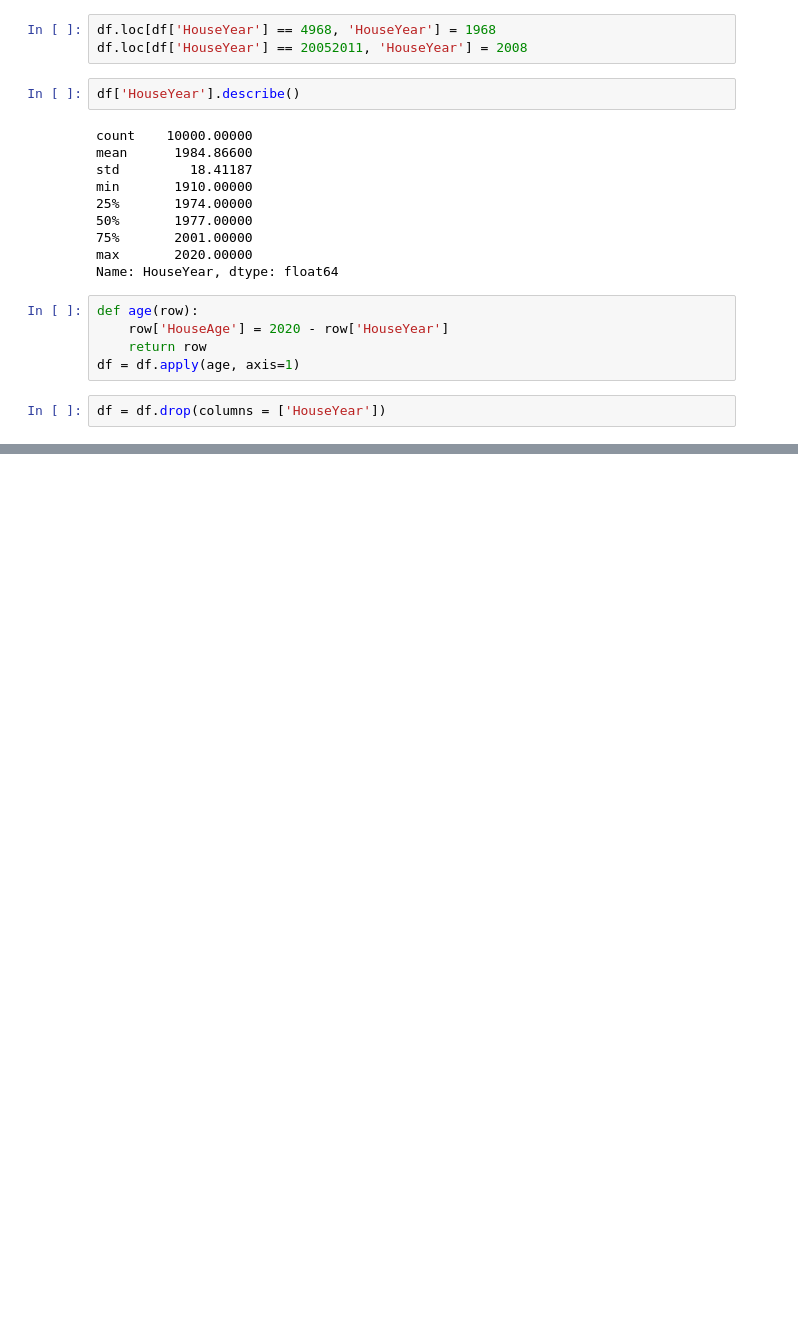
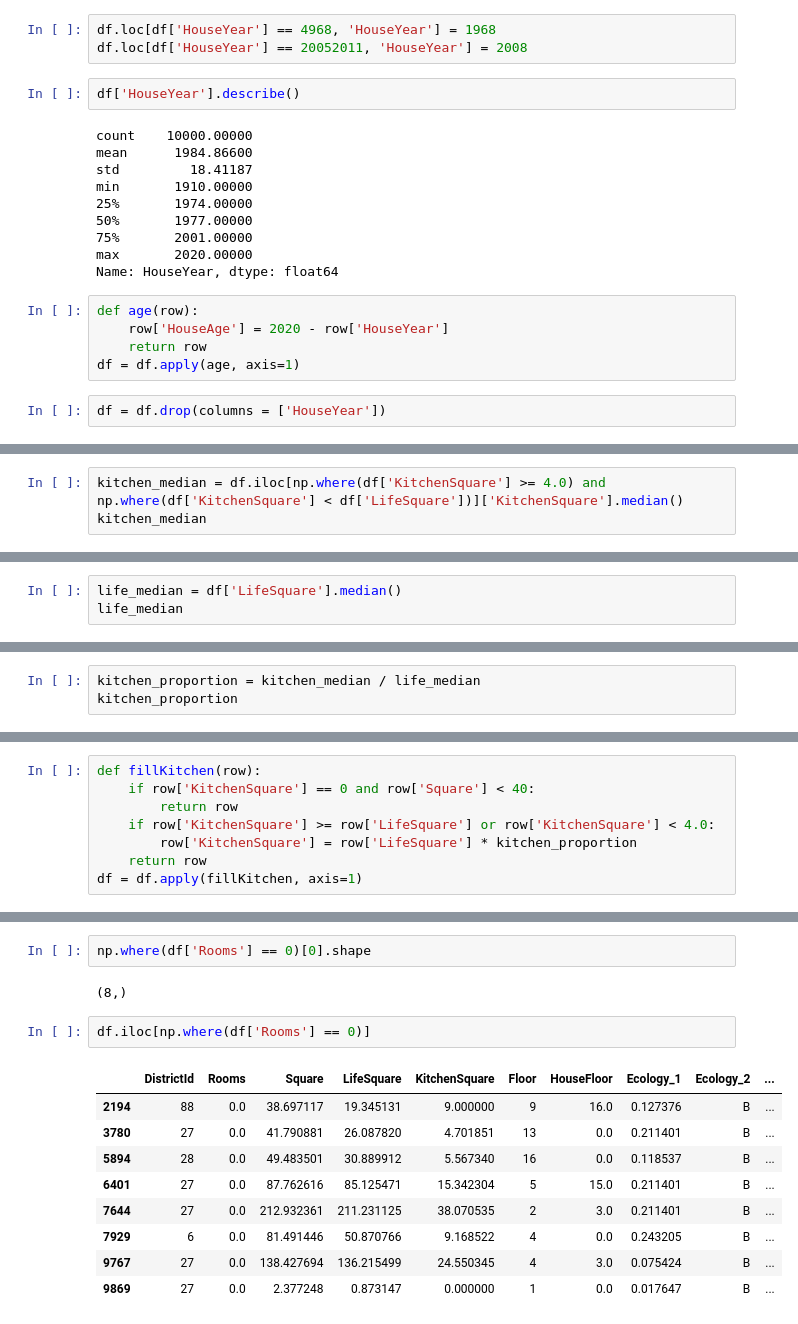
Before and after one commit to yuriy5139/Libs4DSQ1, a Jupyter notebook: LibsForMLQ1course.ipynb, the cells around one changed output, grey strips where cells are left out. Saved outputs shown, nothing was run; the diff lists cells and outputs as text; blank space fills up the shorter version.

```diff
--- a/LibsForMLQ1course.ipynb
+++ b/LibsForMLQ1course.ipynb
@@ -71,0 +142,3 @@ df.head()
+# %%
+kitchen_median = df.iloc[np.where(df['KitchenSquare'] >= 4.0) and np.where(df['KitchenSquare'] < df['LifeSquare'])]['KitchenSquare'].median()
+kitchen_median
@@ -71,0 +147,3 @@ df.head()
+# %%
+life_median = df['LifeSquare'].median()
+life_median
@@ -71,0 +152,3 @@ df.head()
+# %%
+kitchen_proportion = kitchen_median / life_median
+kitchen_proportion
@@ -71,0 +157,8 @@ df.head()
+# %%
+def fillKitchen(row):
+    if row['KitchenSquare'] == 0 and row['Square'] < 40:
+        return row
+    if row['KitchenSquare'] >= row['LifeSquare'] or row['KitchenSquare'] < 4.0:
+        row['KitchenSquare'] = row['LifeSquare'] * kitchen_proportion
+    return row
+df = df.apply(fillKitchen, axis=1)
@@ -71,0 +179,16 @@ df.head()
+# %%
+np.where(df['Rooms'] == 0)[0].shape
+# %% [output]
+(8,)
+# %%
+df.iloc[np.where(df['Rooms'] == 0)]
+# %% [output]
+|  | DistrictId | Rooms | Square | LifeSquare | KitchenSquare | Floor | HouseFloor | Ecology_1 | Ecology_2 | ... |
+| 2194 | 88 | 0.0 | 38.697117 | 19.345131 | 9.000000 | 9 | 16.0 | 0.127376 | B | ... |
+| 3780 | 27 | 0.0 | 41.790881 | 26.087820 | 4.701851 | 13 | 0.0 | 0.211401 | B | ... |
+| 5894 | 28 | 0.0 | 49.483501 | 30.889912 | 5.567340 | 16 | 0.0 | 0.118537 | B | ... |
+| 6401 | 27 | 0.0 | 87.762616 | 85.125471 | 15.342304 | 5 | 15.0 | 0.211401 | B | ... |
+| 7644 | 27 | 0.0 | 212.932361 | 211.231125 | 38.070535 | 2 | 3.0 | 0.211401 | B | ... |
+| 7929 | 6 | 0.0 | 81.491446 | 50.870766 | 9.168522 | 4 | 0.0 | 0.243205 | B | ... |
+| 9767 | 27 | 0.0 | 138.427694 | 136.215499 | 24.550345 | 4 | 3.0 | 0.075424 | B | ... |
+| 9869 | 27 | 0.0 | 2.377248 | 0.873147 | 0.000000 | 1 | 0.0 | 0.017647 | B | ... |
```
Also changed, not shown: parts of 28 cells of this notebook.
